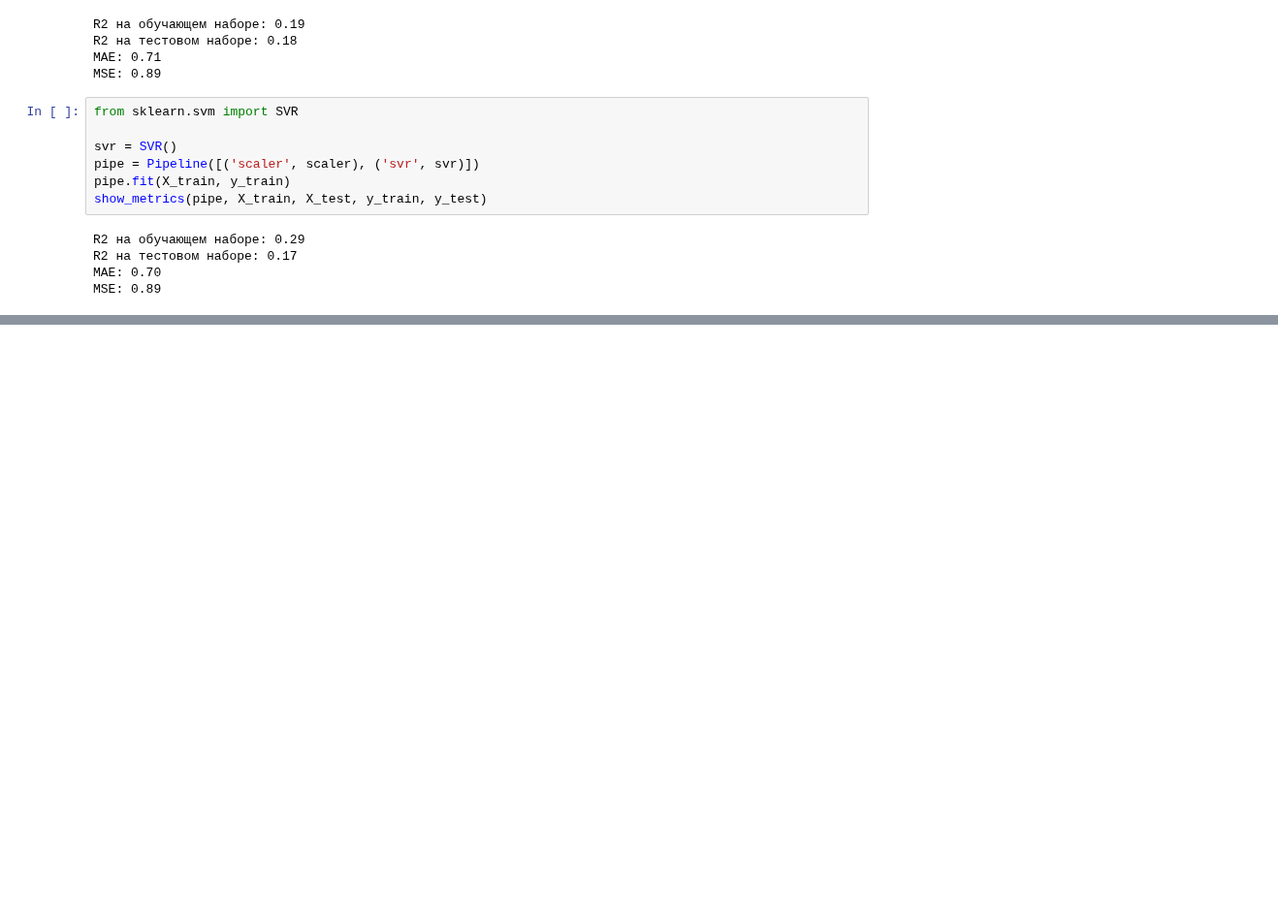
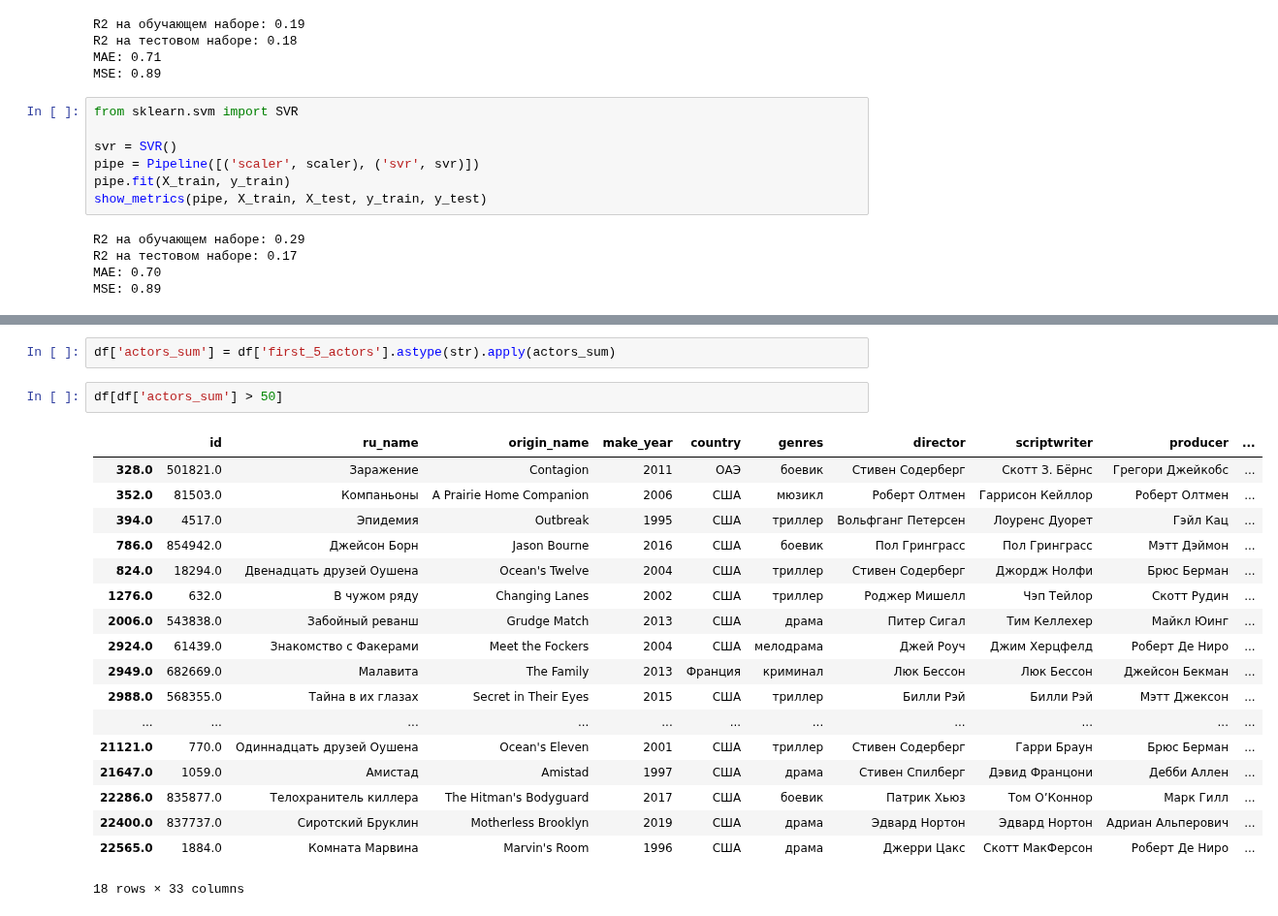
Before and after one commit to TefloniusMonk/intro, a Jupyter notebook: notebooks/parser.ipynb, the cells around one changed output, grey strips where cells are left out. Shown at 97% size. Cells and saved outputs as stored; diff of their text form; blank space fills up the shorter version.

```diff
--- a/notebooks/parser.ipynb
+++ b/notebooks/parser.ipynb
@@ -601,0 +637,23 @@ MSE: 0.70
+# %%
+df['actors_sum'] = df['first_5_actors'].astype(str).apply(actors_sum)
+# %%
+df[df['actors_sum'] > 50]
+# %% [output]
+|  | id | ru_name | origin_name | make_year | country | genres | director | scriptwriter | producer | ... |
+| 328.0 | 501821.0 | Заражение | Contagion | 2011 | ОАЭ | боевик | Стивен Содерберг | Скотт З. Бёрнс | Грегори Джейкобс | ... |
+| 352.0 | 81503.0 | Компаньоны | A Prairie Home Companion | 2006 | США | мюзикл | Роберт Олтмен | Гаррисон Кейллор | Роберт Олтмен | ... |
+| 394.0 | 4517.0 | Эпидемия | Outbreak | 1995 | США | триллер | Вольфганг Петерсен | Лоуренс Дуорет | Гэйл Кац | ... |
+| 786.0 | 854942.0 | Джейсон Борн | Jason Bourne | 2016 | США | боевик | Пол Гринграсс | Пол Гринграсс | Мэтт Дэймон | ... |
+| 824.0 | 18294.0 | Двенадцать друзей Оушена | Ocean's Twelve | 2004 | США | триллер | Стивен Содерберг | Джордж Нолфи | Брюс Берман | ... |
+| 1276.0 | 632.0 | В чужом ряду | Changing Lanes | 2002 | США | триллер | Роджер Мишелл | Чэп Тейлор | Скотт Рудин | ... |
+| 2006.0 | 543838.0 | Забойный реванш | Grudge Match | 2013 | США | драма | Питер Сигал | Тим Келлехер | Майкл Юинг | ... |
+| 2924.0 | 61439.0 | Знакомство с Факерами | Meet the Fockers | 2004 | США | мелодрама | Джей Роуч | Джим Херцфелд | Роберт Де Ниро | ... |
+| 2949.0 | 682669.0 | Малавита | The Family | 2013 | Франция | криминал | Люк Бессон | Люк Бессон | Джейсон Бекман | ... |
+| 2988.0 | 568355.0 | Тайна в их глазах | Secret in Their Eyes | 2015 | США | триллер | Билли Рэй | Билли Рэй | Мэтт Джексон | ... |
+| ... | ... | ... | ... | ... | ... | ... | ... | ... | ... | ... |
+| 21121.0 | 770.0 | Одиннадцать друзей Оушена | Ocean's Eleven | 2001 | США | триллер | Стивен Содерберг | Гарри Браун | Брюс Берман | ... |
+| 21647.0 | 1059.0 | Амистад | Amistad | 1997 | США | драма | Стивен Спилберг | Дэвид Францони | Дебби Аллен | ... |
+| 22286.0 | 835877.0 | Телохранитель киллера | The Hitman's Bodyguard | 2017 | США | боевик | Патрик Хьюз | Том О’Коннор | Марк Гилл | ... |
+| 22400.0 | 837737.0 | Сиротский Бруклин | Motherless Brooklyn | 2019 | США | драма | Эдвард Нортон | Эдвард Нортон | Адриан Альперович | ... |
+| 22565.0 | 1884.0 | Комната Марвина | Marvin's Room | 1996 | США | драма | Джерри Цакс | Скотт МакФерсон | Роберт Де Ниро | ... |
+18 rows × 33 columns
```
Also changed, not shown: parts of 53 cells of this notebook.
